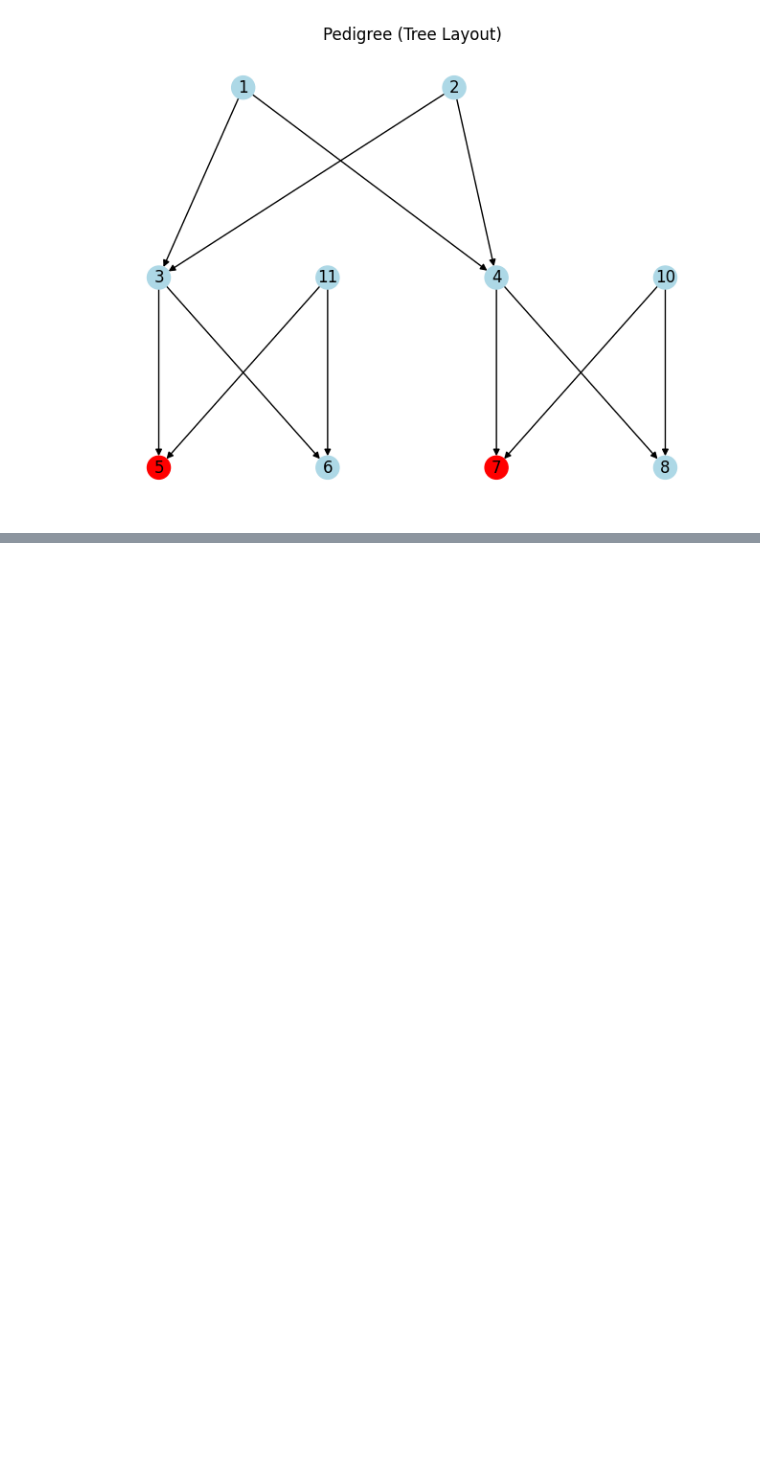
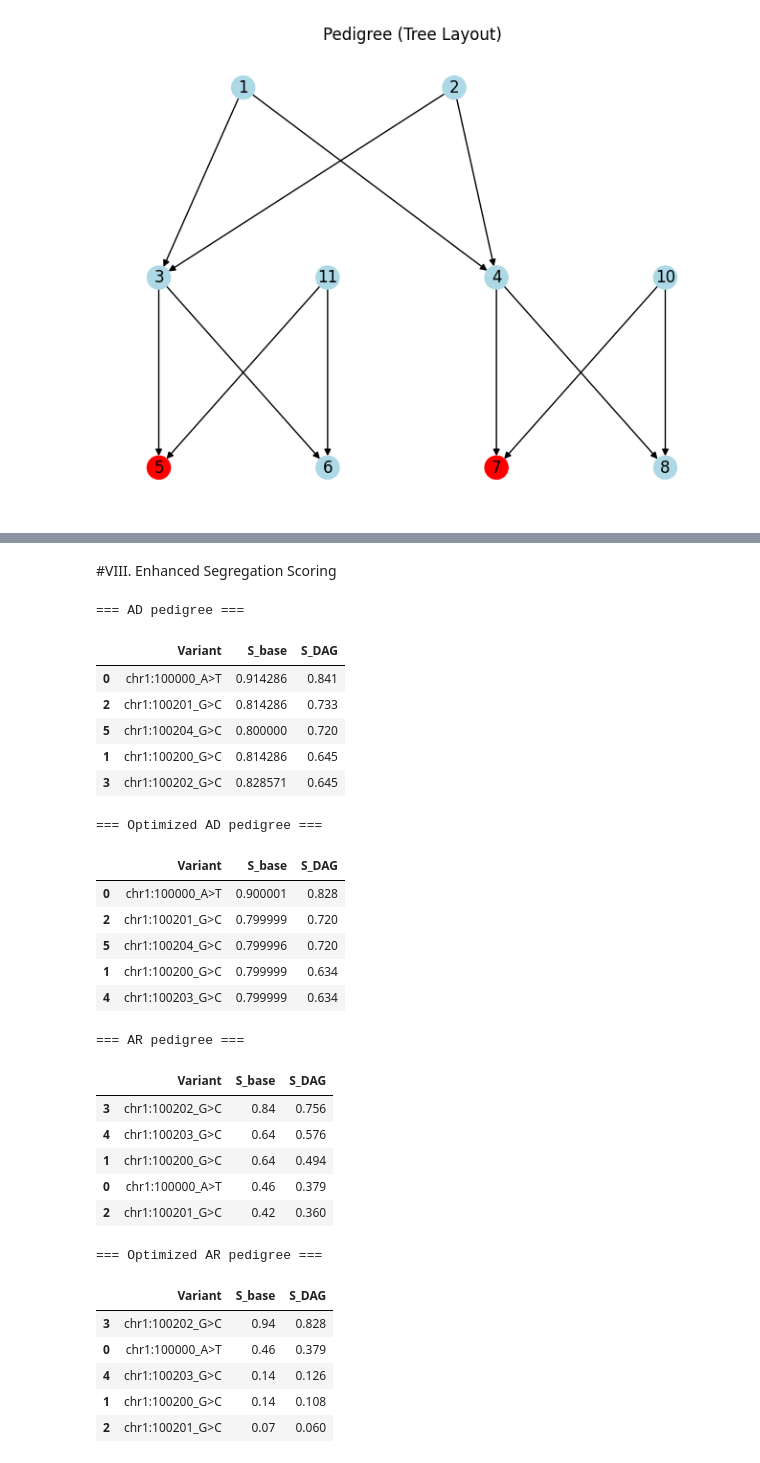
Before and after one commit to taylorngt/PedNet, a Jupyter notebook: SegregationScoring.ipynb, the cells around one changed output, grey strips where cells are left out. Saved outputs shown, nothing was run; the diff lists cells and outputs as text; code cells hidden in the pictures; blank space fills up the shorter version.

```diff
--- a/SegregationScoring.ipynb
+++ b/SegregationScoring.ipynb
@@ -1020,16 +1046,12 @@ print(vars_AD['chr1:100000_A>T'])
 # %%
-best_AD, scores_AD = scan_variants(G_ad, vars_AD, [0.6,0.2,0.2])
-best_AR, scores_AR = scan_variants(G_ar, vars_AR, [0.6,0.2,0.2])
-
-scores_AD_df = pd.DataFrame(list(scores_AD.items()), columns=['Variant','Score']).sort_values('Score', ascending=False)
-scores_AR_df = pd.DataFrame(list(scores_AR.items()), columns=['Variant','Score']).sort_values('Score', ascending=False)
-
-print('Best variant in AD:', best_AD, scores_AD[best_AD])
+_, raw_AD_scores = scan_variants(G_ad, vars_AD, (0.6, 0.2, 0.2))
+_, raw_AR_scores = scan_variants(G_ar, vars_AR, (0.6, 0.2, 0.2))
+var_df_AD = pd.DataFrame(list(raw_AD_scores.items()), columns=['Variant','Score']).sort_values('Score', ascending=False)
+var_df_AR = pd.DataFrame(list(raw_AR_scores.items()), columns=['Variant','Score']).sort_values('Score', ascending=False)
 print('AD ranking:')
-display(scores_AD_df)
-print('Best variant in AR:', best_AR, scores_AR[best_AR])
+display(var_df_AD)
 print('AR ranking:')
-display(scores_AR_df)
+display(var_df_AR)
 # %% [output]
 xmin progress: 00%
 Less than 2 unique data values left after xmin and xmax options! Cannot fit. Returning nans.
@@ -1110,0 +1323,2 @@ Less than 2 unique data values left after xmin and xmax options! Cannot fit. Ret
+# %% [markdown]
+#VIII. Enhanced Segregation Scoring
@@ -1110,0 +1388,45 @@ Less than 2 unique data values left after xmin and xmax options! Cannot fit. Ret
+# %%
+print("=== AD pedigree ===")
+res_AD = run_dag_scan(G_ad, vars_AD, raw_AD_scores, mode="AD")
+display(res_AD.head())
+
+print("=== Optimized AD pedigree ===")
+res_opt_AD = run_dag_scan(G_ad, vars_AD, optimized_AD_scores, mode="AD")
+display(res_opt_AD.head())
+
+print("=== AR pedigree ===")
+res_AR = run_dag_scan(G_ar, vars_AR, raw_AR_scores, mode="AR")
+display(res_AR.head())
+
+print("=== Optimized AR pedigree ===")
+res_opt_AR = run_dag_scan(G_ar, vars_AR, optimized_AR_scores, mode="AR")
+display(res_opt_AR.head())
+# %% [output]
+=== AD pedigree ===
+|  | Variant | S_base | S_DAG |
+| 0 | chr1:100000_A>T | 0.914286 | 0.841 |
+| 2 | chr1:100201_G>C | 0.814286 | 0.733 |
+| 5 | chr1:100204_G>C | 0.800000 | 0.720 |
+| 1 | chr1:100200_G>C | 0.814286 | 0.645 |
+| 3 | chr1:100202_G>C | 0.828571 | 0.645 |
+=== Optimized AD pedigree ===
+|  | Variant | S_base | S_DAG |
+| 0 | chr1:100000_A>T | 0.900001 | 0.828 |
+| 2 | chr1:100201_G>C | 0.799999 | 0.720 |
+| 5 | chr1:100204_G>C | 0.799996 | 0.720 |
+| 1 | chr1:100200_G>C | 0.799999 | 0.634 |
+| 4 | chr1:100203_G>C | 0.799999 | 0.634 |
+=== AR pedigree ===
+|  | Variant | S_base | S_DAG |
+| 3 | chr1:100202_G>C | 0.84 | 0.756 |
+| 4 | chr1:100203_G>C | 0.64 | 0.576 |
+| 1 | chr1:100200_G>C | 0.64 | 0.494 |
+| 0 | chr1:100000_A>T | 0.46 | 0.379 |
+| 2 | chr1:100201_G>C | 0.42 | 0.360 |
+=== Optimized AR pedigree ===
+|  | Variant | S_base | S_DAG |
+| 3 | chr1:100202_G>C | 0.94 | 0.828 |
+| 0 | chr1:100000_A>T | 0.46 | 0.379 |
+| 4 | chr1:100203_G>C | 0.14 | 0.126 |
+| 1 | chr1:100200_G>C | 0.14 | 0.108 |
+| 2 | chr1:100201_G>C | 0.07 | 0.060 |
```
Also changed, not shown: parts of 37 cells of this notebook.
